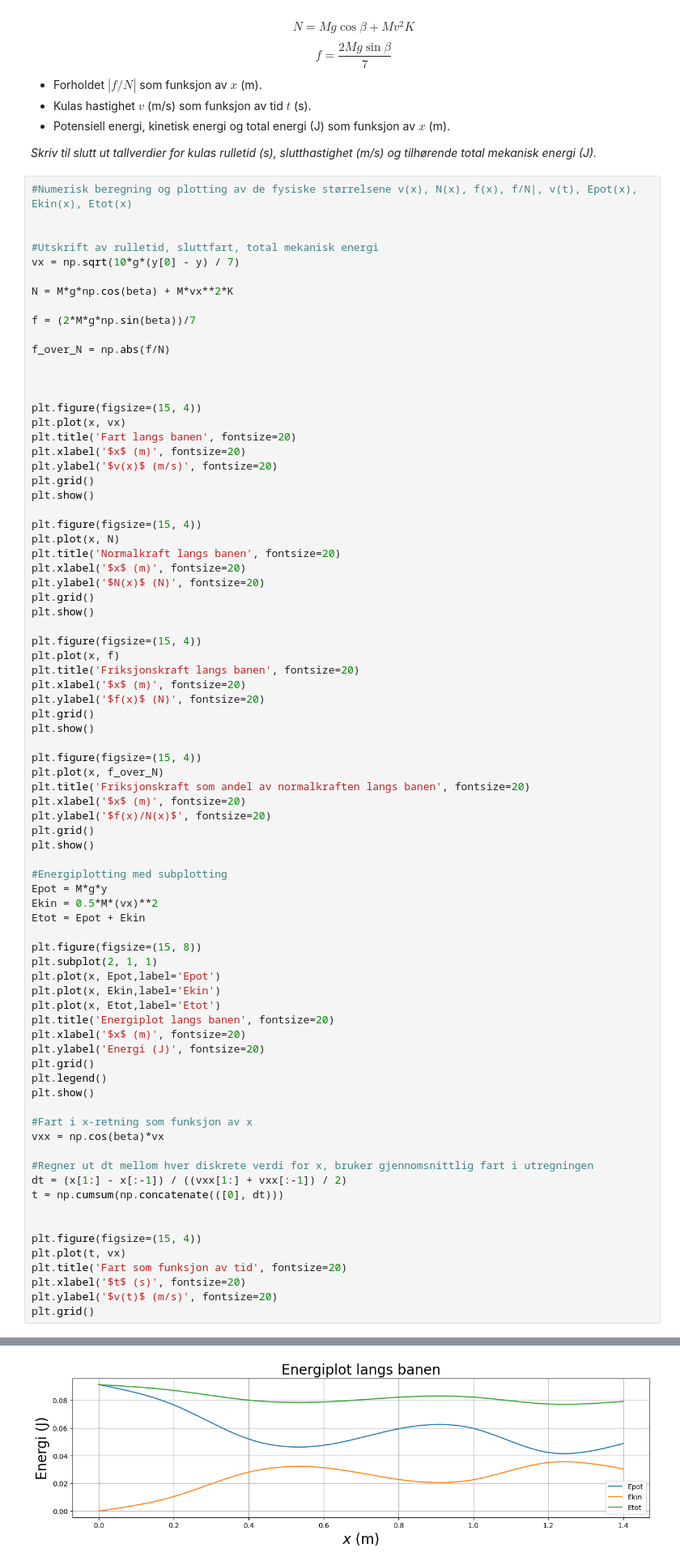
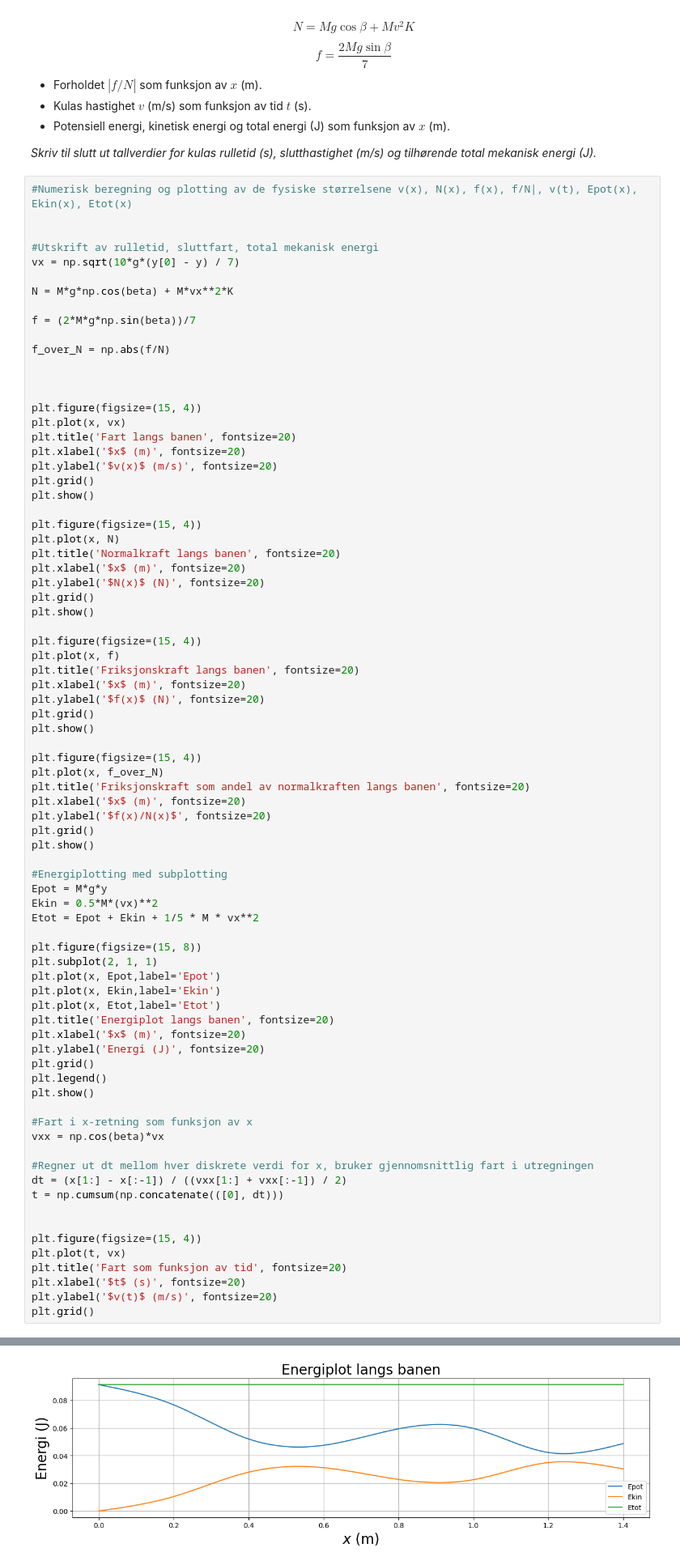
Before and after one commit to AndreasVJ/TFY4115, a Jupyter notebook: mal_V24/mal_V24.ipynb, the cells around one changed output, grey strips where cells are left out. Shown at 81% size. Drawn from its saved outputs; the diff is of its cells as text.

```diff
--- a/mal_V24/mal_V24.ipynb
+++ b/mal_V24/mal_V24.ipynb
@@ -223,40 +223,40 @@ plt.show()
 #Energiplotting med subplotting
 Epot = M*g*y
 Ekin = 0.5*M*(vx)**2
-Etot = Epot + Ekin
+Etot = Epot + Ekin + 1/5 * M * vx**2
 
 plt.figure(figsize=(15, 8))
 plt.subplot(2, 1, 1)
 plt.plot(x, Epot,label='Epot')
 plt.plot(x, Ekin,label='Ekin')
 plt.plot(x, Etot,label='Etot')
 plt.title('Energiplot langs banen', fontsize=20)
 plt.xlabel('$x$ (m)', fontsize=20)
 plt.ylabel('Energi (J)', fontsize=20)
 plt.grid()
 plt.legend()
 plt.show()
 
 #Fart i x-retning som funksjon av x
 vxx = np.cos(beta)*vx
 
 #Regner ut dt mellom hver diskrete verdi for x, bruker gjennomsnittlig fart i utregningen
 dt = (x[1:] - x[:-1]) / ((vxx[1:] + vxx[:-1]) / 2)
 t = np.cumsum(np.concatenate(([0], dt)))
 
 
 plt.figure(figsize=(15, 4))
 plt.plot(t, vx)
 plt.title('Fart som funksjon av tid', fontsize=20)
 plt.xlabel('$t$ (s)', fontsize=20)
 plt.ylabel('$v(t)$ (m/s)', fontsize=20)
 plt.grid()
 # %% [output]
 [figure]
 [figure]
 [figure]
 [figure]
-[figure, old version]
+[figure, new version]
 [figure]
 # %% [markdown]
 ## Numerisk vs eksperimentell bane
```
Also changed, not shown: parts of 2 cells of this notebook, 8 other files.
